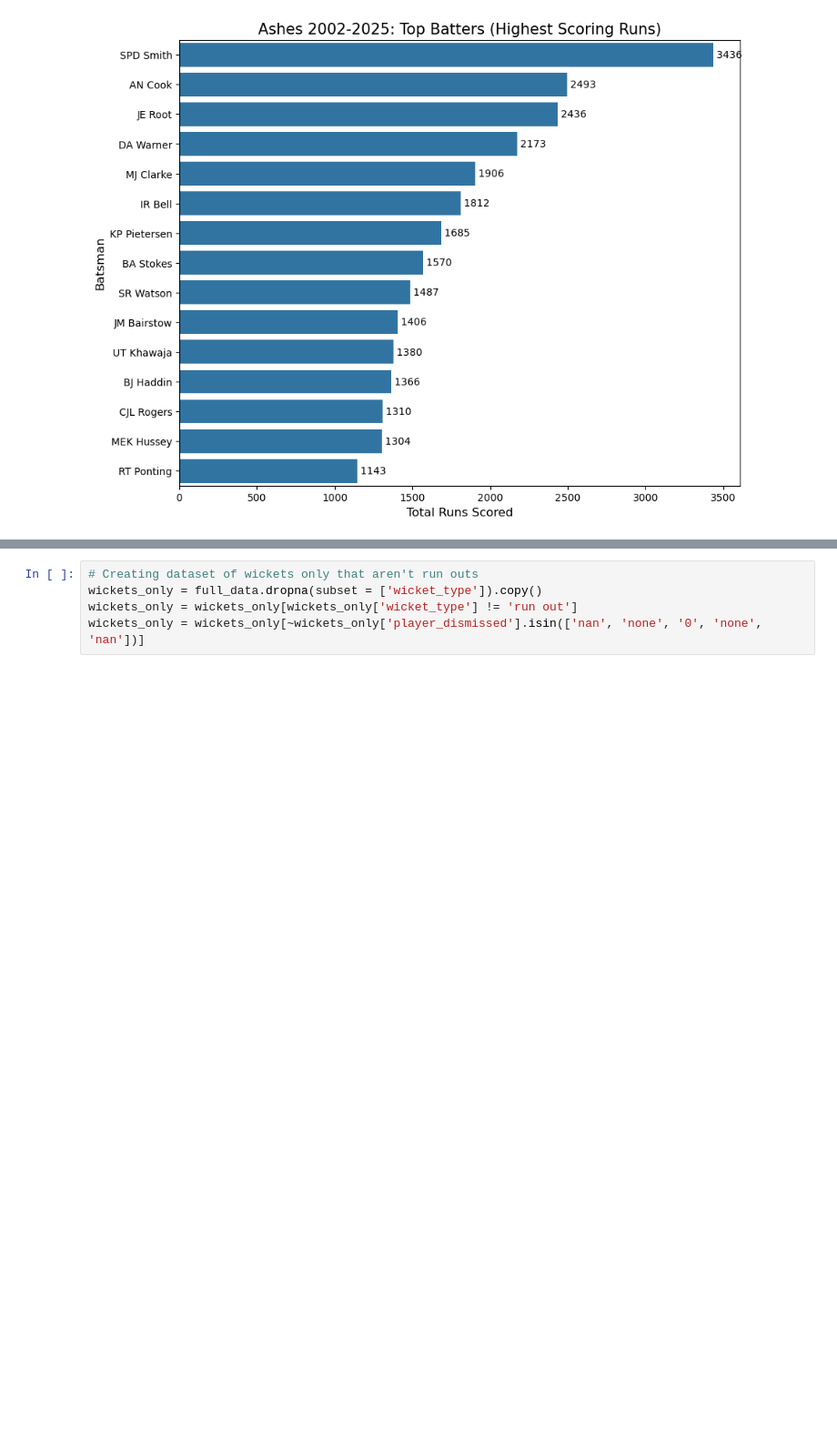
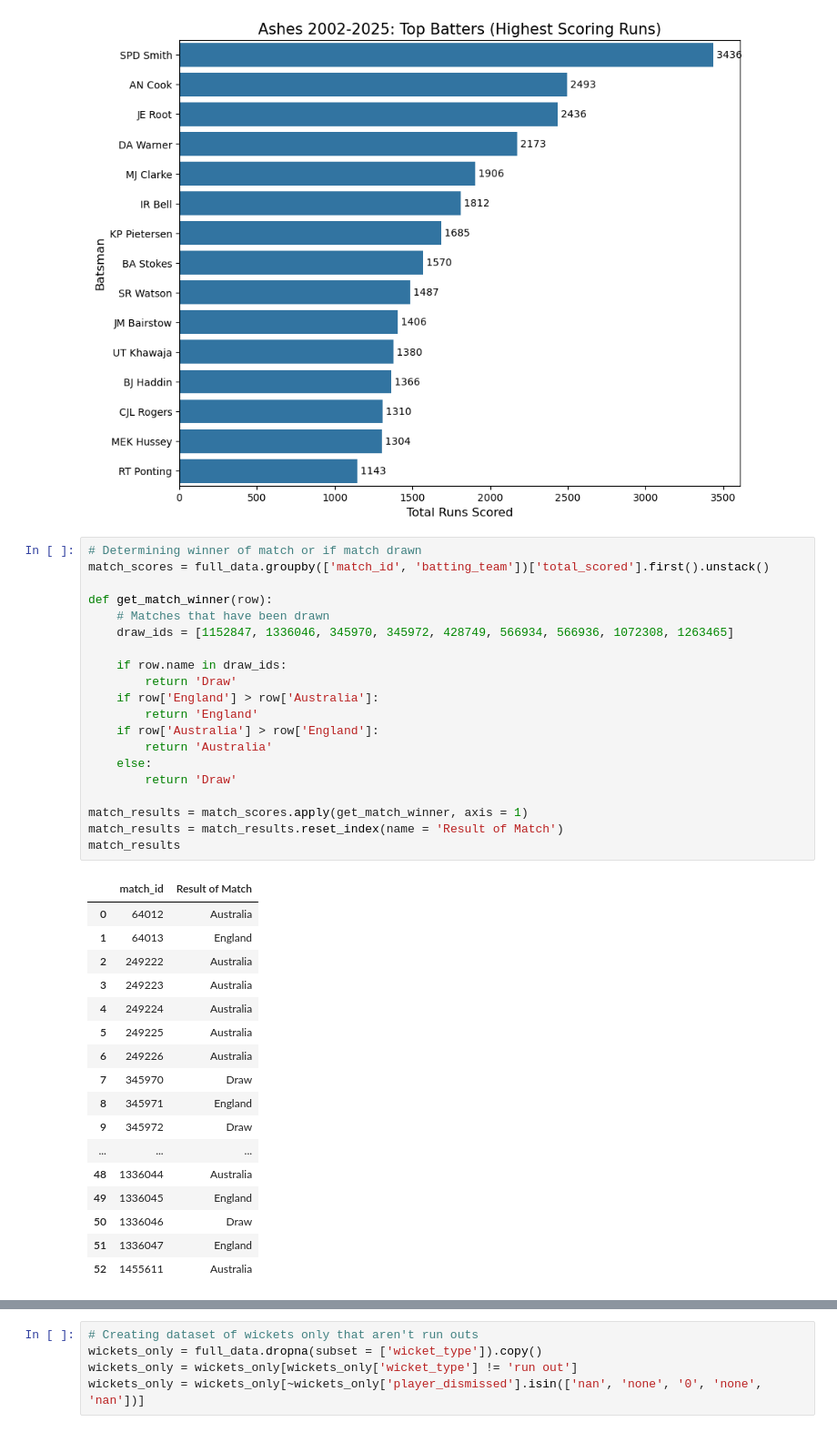
Before and after one commit to zoeh6176-sketch/Programming-Assessment, a Jupyter notebook: Untitled.ipynb, the cells around one changed output, grey strips where cells are left out. Shown at 91% size. Saved outputs shown, nothing was run; the diff lists cells and outputs as text; blank space fills up the shorter version.

```diff
--- a/Untitled.ipynb
+++ b/Untitled.ipynb
@@ -167,3 +167,41 @@ plt.ylabel('Batsman', fontsize = 12)
 plt.show()
 # %% [output]
 [figure]
+# %%
+# Determining winner of match or if match drawn
+match_scores = full_data.groupby(['match_id', 'batting_team'])['total_scored'].first().unstack()
+
+def get_match_winner(row):
+    # Matches that have been drawn
+    draw_ids = [1152847, 1336046, 345970, 345972, 428749, 566934, 566936, 1072308, 1263465]
+
+    if row.name in draw_ids:
+        return 'Draw'
+    if row['England'] > row['Australia']:
+        return 'England'
+    if row['Australia'] > row['England']:
+        return 'Australia'
+    else:
+        return 'Draw'
+
+match_results = match_scores.apply(get_match_winner, axis = 1)
+match_results = match_results.reset_index(name = 'Result of Match')
+match_results
+# %% [output]
+|  | match_id | Result of Match |
+| 0 | 64012 | Australia |
+| 1 | 64013 | England |
+| 2 | 249222 | Australia |
+| 3 | 249223 | Australia |
+| 4 | 249224 | Australia |
+| 5 | 249225 | Australia |
+| 6 | 249226 | Australia |
+| 7 | 345970 | Draw |
+| 8 | 345971 | England |
+| 9 | 345972 | Draw |
+| ... | ... | ... |
+| 48 | 1336044 | Australia |
+| 49 | 1336045 | England |
+| 50 | 1336046 | Draw |
+| 51 | 1336047 | England |
+| 52 | 1455611 | Australia |
```
Also changed, not shown: parts of 4 cells of this notebook.
